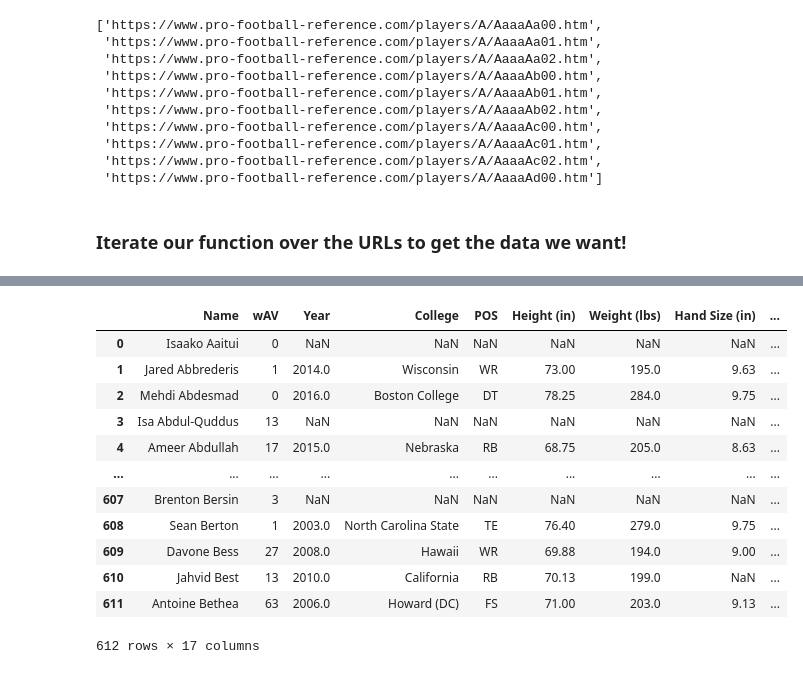
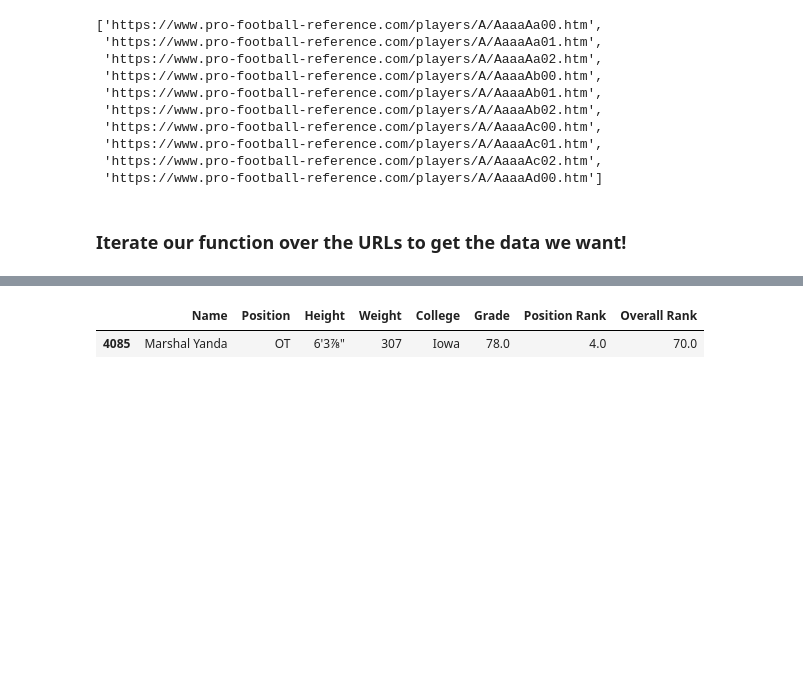
Before and after one commit to ant-vessicchio/learn_data_science_through_sports, a Jupyter notebook: NFL_Success_Predictor/NFL_Draft_Player_Evaluation.ipynb, the cells around one changed output, grey strips where cells are left out. Drawn from its saved outputs; the diff is of its cells as text; code cells hidden in the pictures; blank space fills up the shorter version.

```diff
--- a/NFL_Success_Predictor/NFL_Draft_Player_Evaluation.ipynb
+++ b/NFL_Success_Predictor/NFL_Draft_Player_Evaluation.ipynb
@@ -307,17 +352,5 @@ nfl_combine
 # %%
-new_df = pd.merge(wAV_df,nfl_combine, left_on="Name",right_on="Name", how = 'left')
-new_df
+scout_rankings.loc[scout_rankings['Name']=='Marshal Yanda']
 # %% [output]
-|  | Name | wAV | Year | College | POS | Height (in) | Weight (lbs) | Hand Size (in) | ... |
-| 0 | Isaako Aaitui | 0 | NaN | NaN | NaN | NaN | NaN | NaN | ... |
-| 1 | Jared Abbrederis | 1 | 2014.0 | Wisconsin | WR | 73.00 | 195.0 | 9.63 | ... |
-| 2 | Mehdi Abdesmad | 0 | 2016.0 | Boston College | DT | 78.25 | 284.0 | 9.75 | ... |
-| 3 | Isa Abdul-Quddus | 13 | NaN | NaN | NaN | NaN | NaN | NaN | ... |
-| 4 | Ameer Abdullah | 17 | 2015.0 | Nebraska | RB | 68.75 | 205.0 | 8.63 | ... |
-| ... | ... | ... | ... | ... | ... | ... | ... | ... | ... |
-| 607 | Brenton Bersin | 3 | NaN | NaN | NaN | NaN | NaN | NaN | ... |
-| 608 | Sean Berton | 1 | 2003.0 | North Carolina State | TE | 76.40 | 279.0 | 9.75 | ... |
-| 609 | Davone Bess | 27 | 2008.0 | Hawaii | WR | 69.88 | 194.0 | 9.00 | ... |
-| 610 | Jahvid Best | 13 | 2010.0 | California | RB | 70.13 | 199.0 | NaN | ... |
-| 611 | Antoine Bethea | 63 | 2006.0 | Howard (DC) | FS | 71.00 | 203.0 | 9.13 | ... |
+|  | Name | Position | Height | Weight | College | Grade | Position Rank | Overall Rank |
+| 4085 | Marshal Yanda | OT | 6'3⅞" | 307 | Iowa | 78.0 | 4.0 | 70.0 |
-612 rows × 17 columns
```
Also changed, not shown: parts of 26 cells of this notebook, 3 other files.
